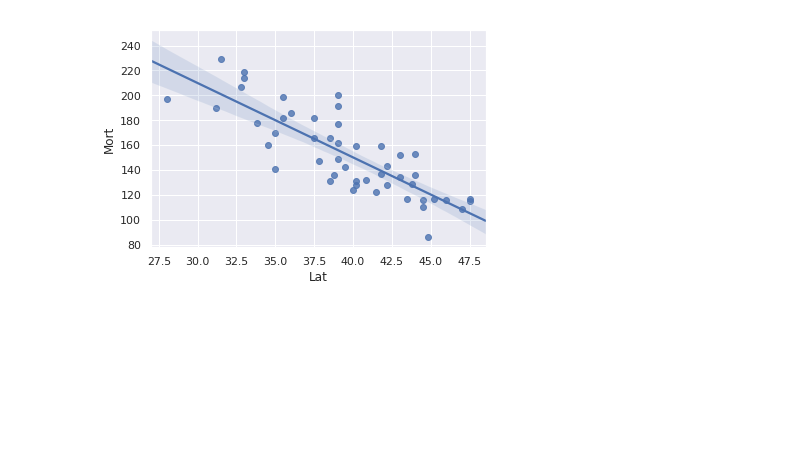
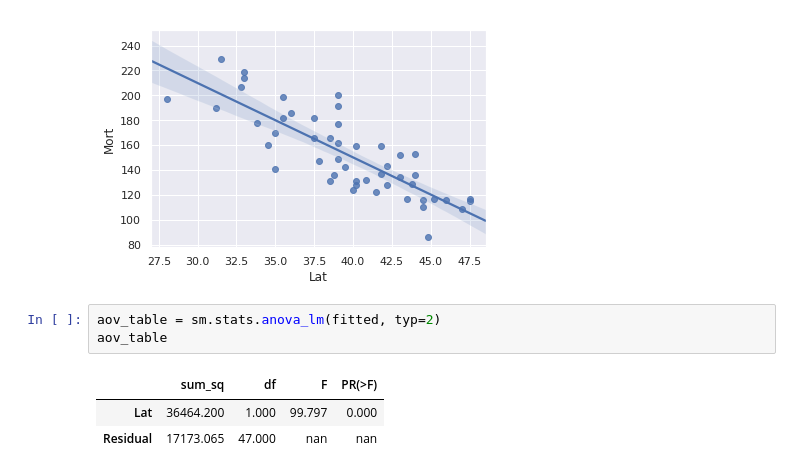
Before and after one commit to ellenne/Regression, a Jupyter notebook: 10. WIP/Regression_Lesson02.ipynb, the cells around one changed output. Saved outputs shown, nothing was run; the diff lists cells and outputs as text; blank space fills up the shorter version.

```diff
--- a/10. WIP/Regression_Lesson02.ipynb
+++ b/10. WIP/Regression_Lesson02.ipynb
@@ -57,3 +57,10 @@ sns.set(color_codes=True)
 ax = sns.regplot(x="Lat", y="Mort", data=my_data)
 # %% [output]
 [figure]
+# %%
+aov_table = sm.stats.anova_lm(fitted, typ=2)
+aov_table
+# %% [output]
+|  | sum_sq | df | F | PR(>F) |
+| Lat | 36464.200 | 1.000 | 99.797 | 0.000 |
+| Residual | 17173.065 | 47.000 | nan | nan |
```
Also changed, not shown: parts of 4 cells of this notebook.
